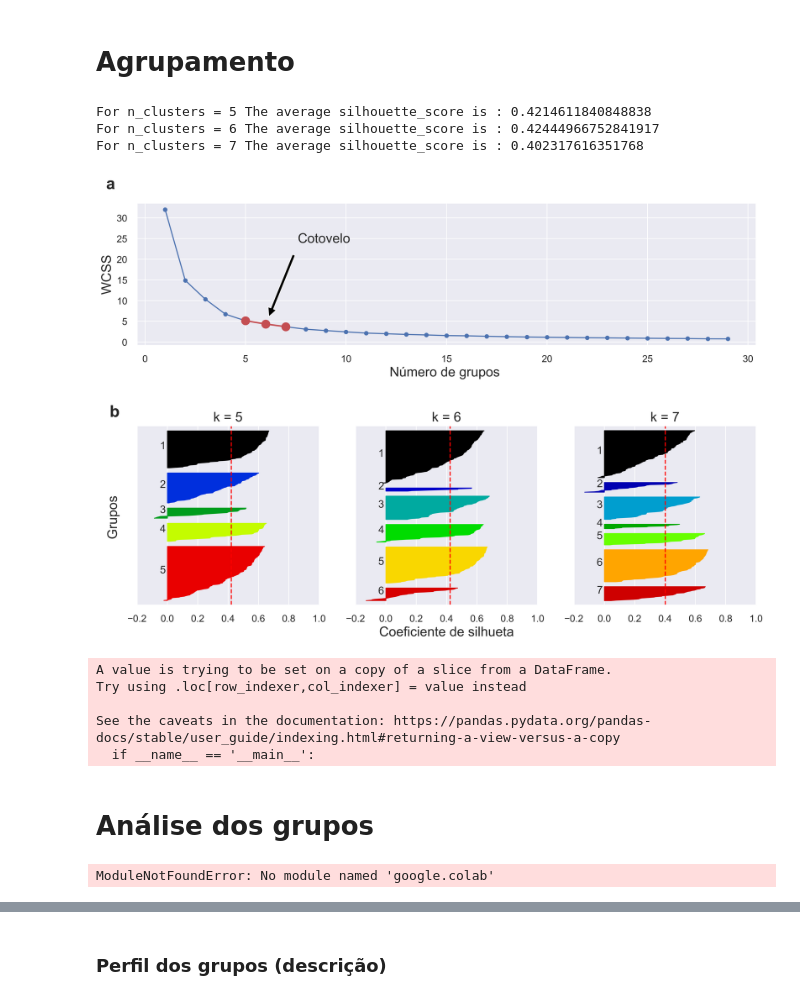
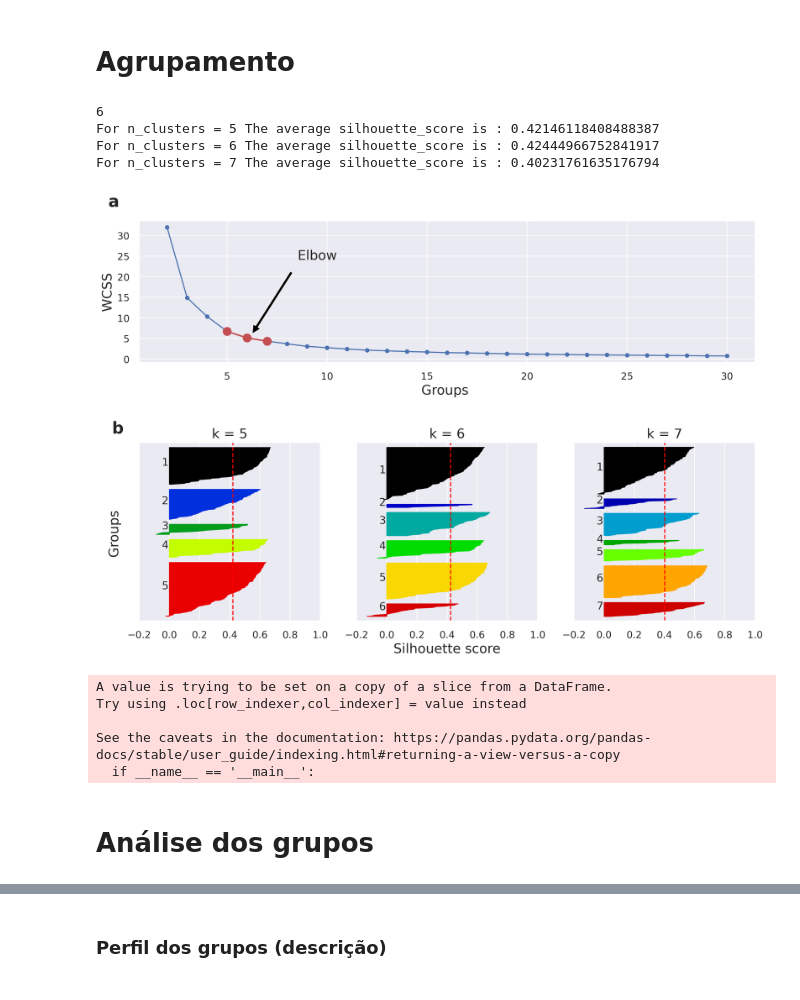
Before and after one commit to lucas-fpaiva/matopiba_emissions, a Jupyter notebook: code/groups.ipynb, the cells around one changed output, grey strips where cells are left out. Cells and saved outputs as stored; diff of their text form; code cells hidden in the pictures.

```diff
--- a/code/groups.ipynb
+++ b/code/groups.ipynb
@@ -29,16 +33,16 @@ Unpacking objects: 100% (37/37), done.
 df = pd.read_csv('/content/matopiba_emissions/data/data.csv',
               error_bad_lines=False, encoding='latin-1',sep=';')#
 
-df['emi_energia_2018']=pd.to_numeric(df['emi_energia_2018'],errors='coerce')
+df['emi_energy_2018']=pd.to_numeric(df['emi_energy_2018'],errors='coerce')
 df.dropna(inplace=True)
 df.columns
 
-data=df[['States', 'Municipalities', 'emi_geral_2018', 'emi_agro_2018',
-       'emi_mudterra_2018', 'emi_energia_2018', 'emi_residuos_2018',
+data=df[['States', 'Municipalities', 'emi_2018', 'emi_agri_2018',
+       'emi_luc_2018', 'emi_energy_2018', 'emi_waste_2018',
         'pib_2018']]
 
-data['habitantes'] = 1000*df['pib_2018']/df['pib_percapta_2018']
-data['habitantes']= data['habitantes'].astype(int)
+data['population'] = 1000*df['pib_2018']/df['pib_percapta_2018']
+data['population']= data['population'].astype(int)
 df.dropna(inplace=True)
 data.shape
 # %% [output]
@@ -55,14 +59,14 @@ See the caveats in the documentation: https://pandas.pydata.org/pandas-docs/stab
   del sys.path[0]
 (328, 9)
 # %%
-def features(data_l):
+def features_func(data_l):
 
-    emi_2018 = ['emi_geral_2018','emi_agro_2018','emi_mudterra_2018', 'emi_energia_2018', 'emi_residuos_2018']
+    emi_2018 = ['emi_2018', 'emi_agri_2018', 'emi_luc_2018', 'emi_energy_2018', 'emi_waste_2018']
 
-    l=["Agriculture and Livestock","LUC","Energy","Waste"]
+
     j=0
     for i in emi_2018[1:]:
-        data_l[l[j]] = data_l[i]/data_l[emi_2018[0]]
+        data_l[features[j]] = data_l[i]/data_l[emi_2018[0]]
         j+=1
 
     return data_l
@@ -82,0 +73,5 @@ See the caveats in the documentation: https://pandas.pydata.org/pandas-docs/stab
+# %%
+features=["Agriculture and Livestock","LUC","Energy","Waste"]
+features_group=["Agriculture and Livestock","LUC","Energy","Waste","group"]
+data_proces= features_func(data)
+data_proces.head()
@@ -214,18 +214,19 @@ def number_of_clusters(wcss,interval):
 # %%
+fontsize = 18
 menork = 5
 maiork = 7
-k =6
 range_n = range(menork,maiork+1)
 lim = 30
 sns.set_theme()
 sns.set(font_scale = 1.2)
-silhouette_plot_(data_proces[["Agropecuária","MUT","Energia","Resíduos"]],range_n,lim,k)
-data['grupo'] = model_top.predict(data_proces[["Agropecuária","MUT","Energia","Resíduos"]])
+silhouette_plot_(data_proces[features],range_n,lim)
+data['group'] = model_top.predict(data_proces[features])
 # %% [output]
-For n_clusters = 5 The average silhouette_score is : 0.4214611840848838
+6
+For n_clusters = 5 The average silhouette_score is : 0.42146118408488387
 For n_clusters = 6 The average silhouette_score is : 0.42444966752841917
-For n_clusters = 7 The average silhouette_score is : 0.402317616351768
+For n_clusters = 7 The average silhouette_score is : 0.40231761635176794
-[figure, old version]
+[figure, new version]
 A value is trying to be set on a copy of a slice from a DataFrame.
 Try using .loc[row_indexer,col_indexer] = value instead
 
@@ -236,12 +237,3 @@ data.to_csv('matopiba_groups.csv')
 # %% [markdown]
 # Análise dos grupos
-# %%
-#@markdown ##Rodar para Google Colab
-from google.colab import drive
-import os
-drive.mount('/content/drive')
-os.getcwd()
-os.chdir('/content/drive/Shareddrives/MATOPIBA/analises')
-# %% [output]
-ModuleNotFoundError: No module named 'google.colab'
 # %%
```
Also changed, not shown: parts of 35 cells of this notebook.
